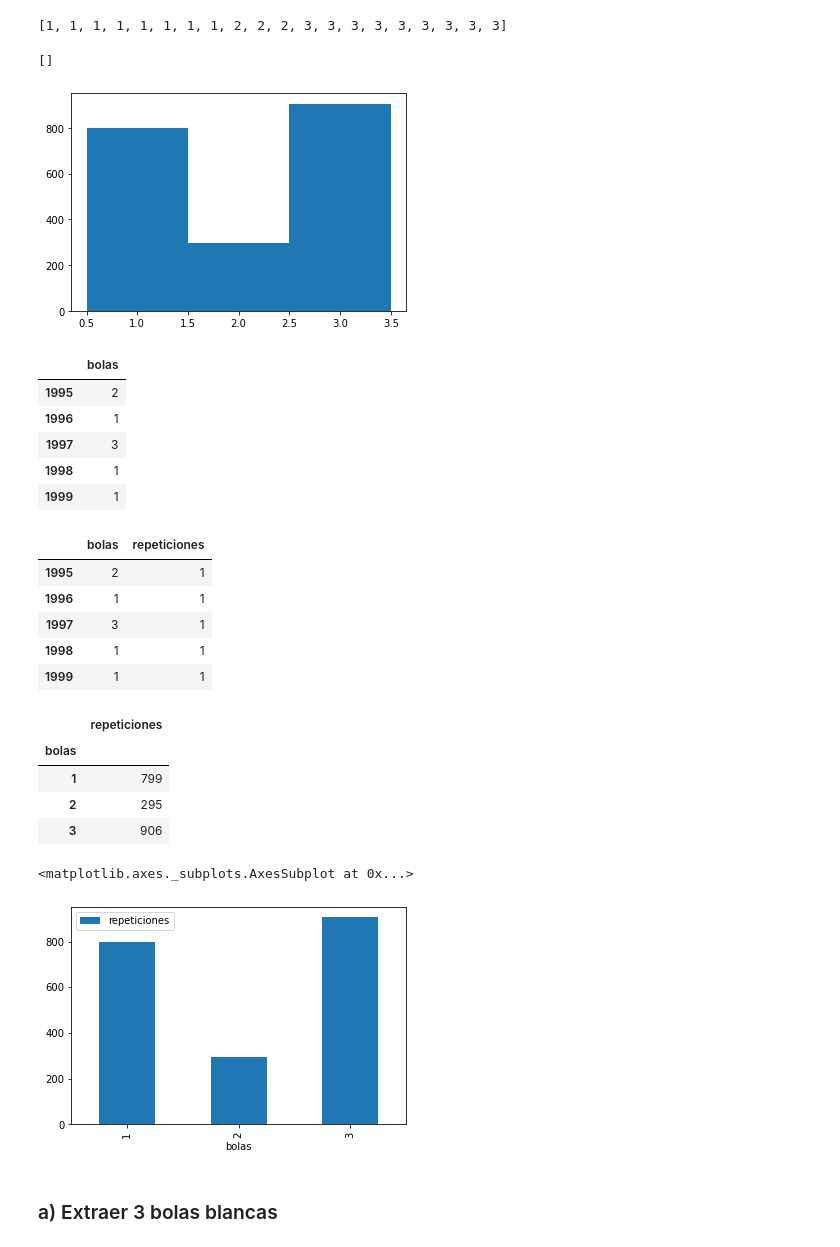
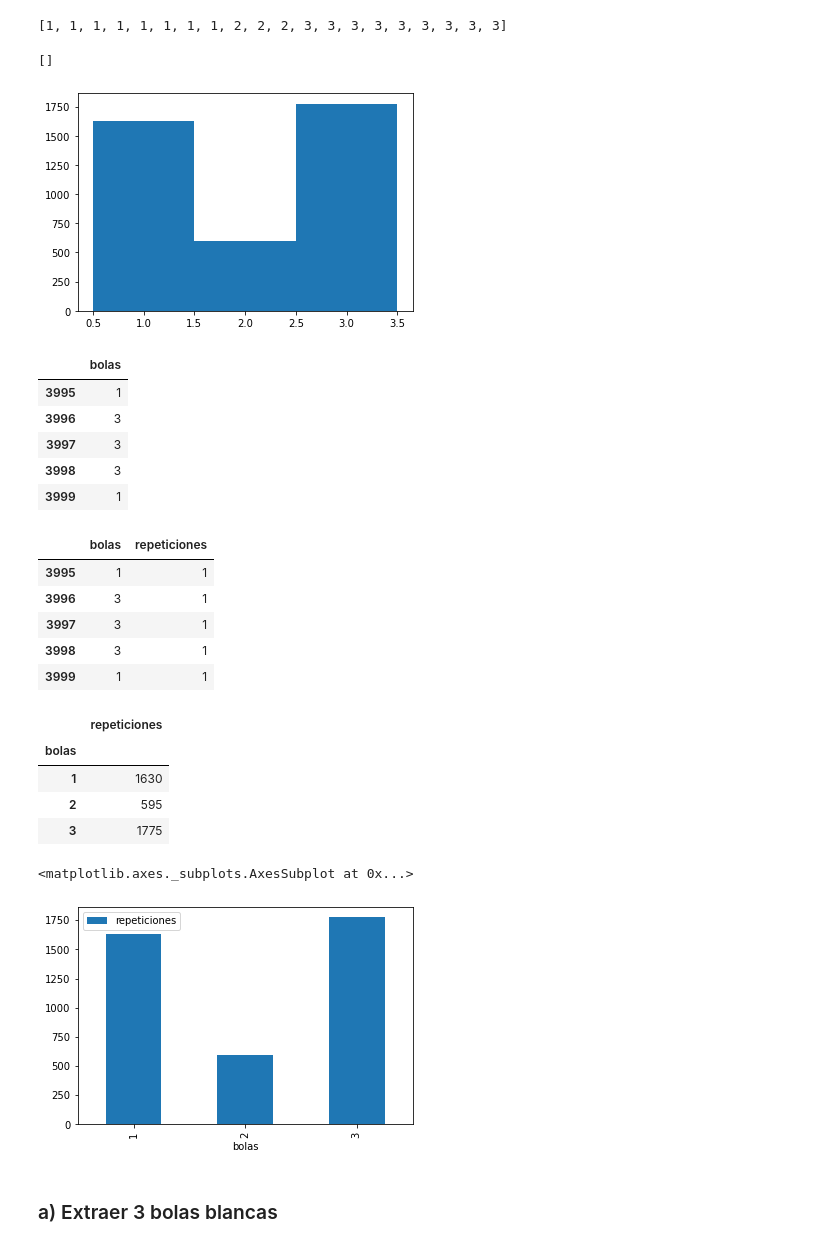
Before and after one commit to dblancoformacion/pandas_provincias, a Jupyter notebook: probabilidad_04.ipynb, the cells around one changed output. Saved outputs shown, nothing was run; the diff lists cells and outputs as text; code cells hidden in the pictures.

```diff
--- a/probabilidad_04.ipynb
+++ b/probabilidad_04.ipynb
@@ -19,48 +19,48 @@ bolsa
 # %%
 import random
 import math
 import matplotlib.pyplot as plt
-bolas = [bolsa[math.floor(random.random()*len(bolsa))] for i in range(2000)]
+bolas = [bolsa[math.floor(random.random()*len(bolsa))] for i in range(4000)]
 plt.hist(bolas,bins=[i+1 for i in range(4)],align='left')
 plt.plot()
 # %% [output]
 []
-[figure, old version]
+[figure, new version]
 # %%
 import pandas as pd
 df = pd.DataFrame(bolas,columns=['bolas'])
 df.tail()
 # %% [output]
 |  | bolas |
-| 1995 | 2 |
-| 1996 | 1 |
-| 1997 | 3 |
-| 1998 | 1 |
-| 1999 | 1 |
+| 3995 | 1 |
+| 3996 | 3 |
+| 3997 | 3 |
+| 3998 | 3 |
+| 3999 | 1 |
 # %%
 df.loc[:,'repeticiones']=1
 df.tail()
 # %% [output]
 |  | bolas | repeticiones |
-| 1995 | 2 | 1 |
-| 1996 | 1 | 1 |
-| 1997 | 3 | 1 |
-| 1998 | 1 | 1 |
-| 1999 | 1 | 1 |
+| 3995 | 1 | 1 |
+| 3996 | 3 | 1 |
+| 3997 | 3 | 1 |
+| 3998 | 3 | 1 |
+| 3999 | 1 | 1 |
 # %%
 df = df.groupby('bolas').count()
 df
 # %% [output]
 |  | repeticiones |
 | bolas |  |
-| 1 | 799 |
-| 2 | 295 |
-| 3 | 906 |
+| 1 | 1630 |
+| 2 | 595 |
+| 3 | 1775 |
 # %%
 df.plot.bar()
 # %% [output]
 <matplotlib.axes._subplots.AxesSubplot at 0x...>
-[figure, old version]
+[figure, new version]
 # %%
 bolas1=list(bolas)
 bolas2=[]
```
Also changed, not shown: parts of 23 cells of this notebook, 1 other file.
